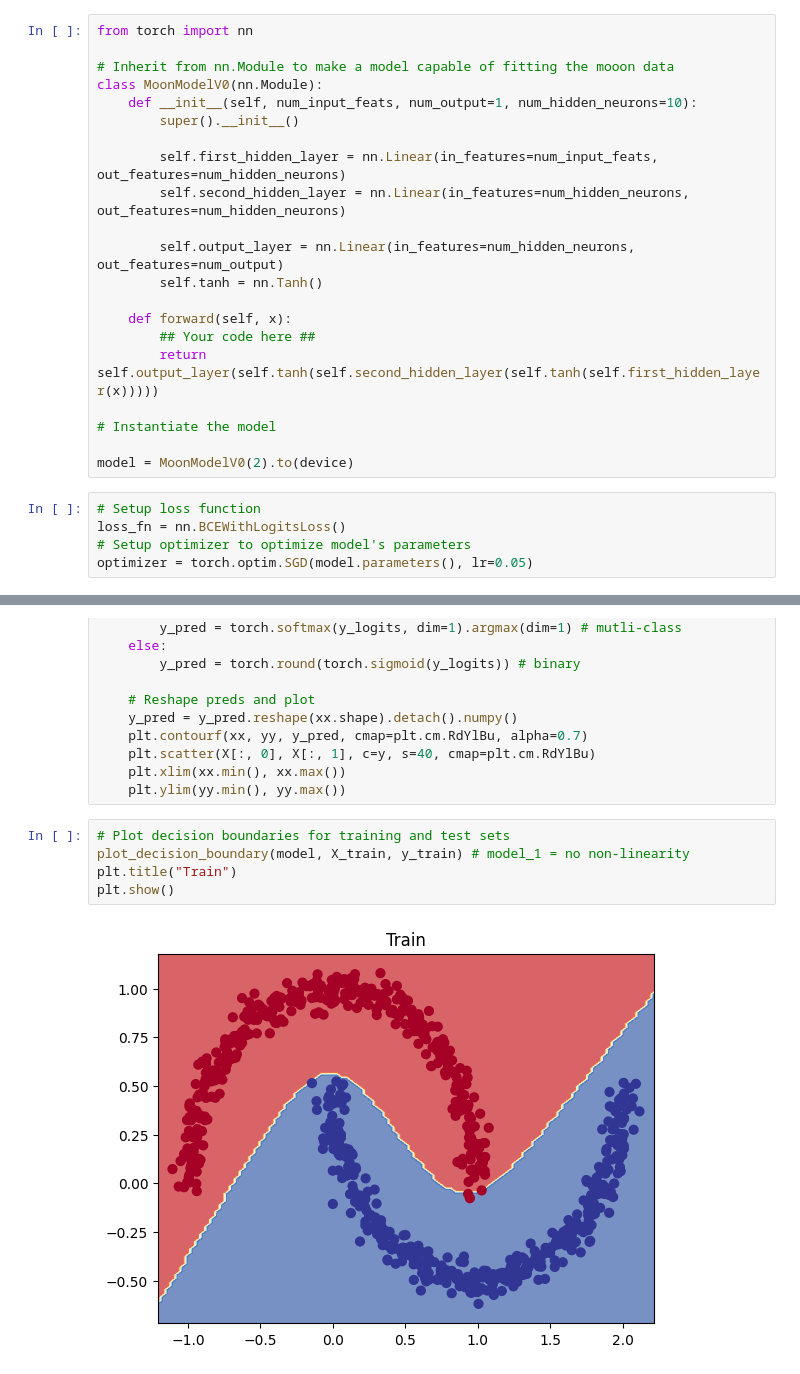
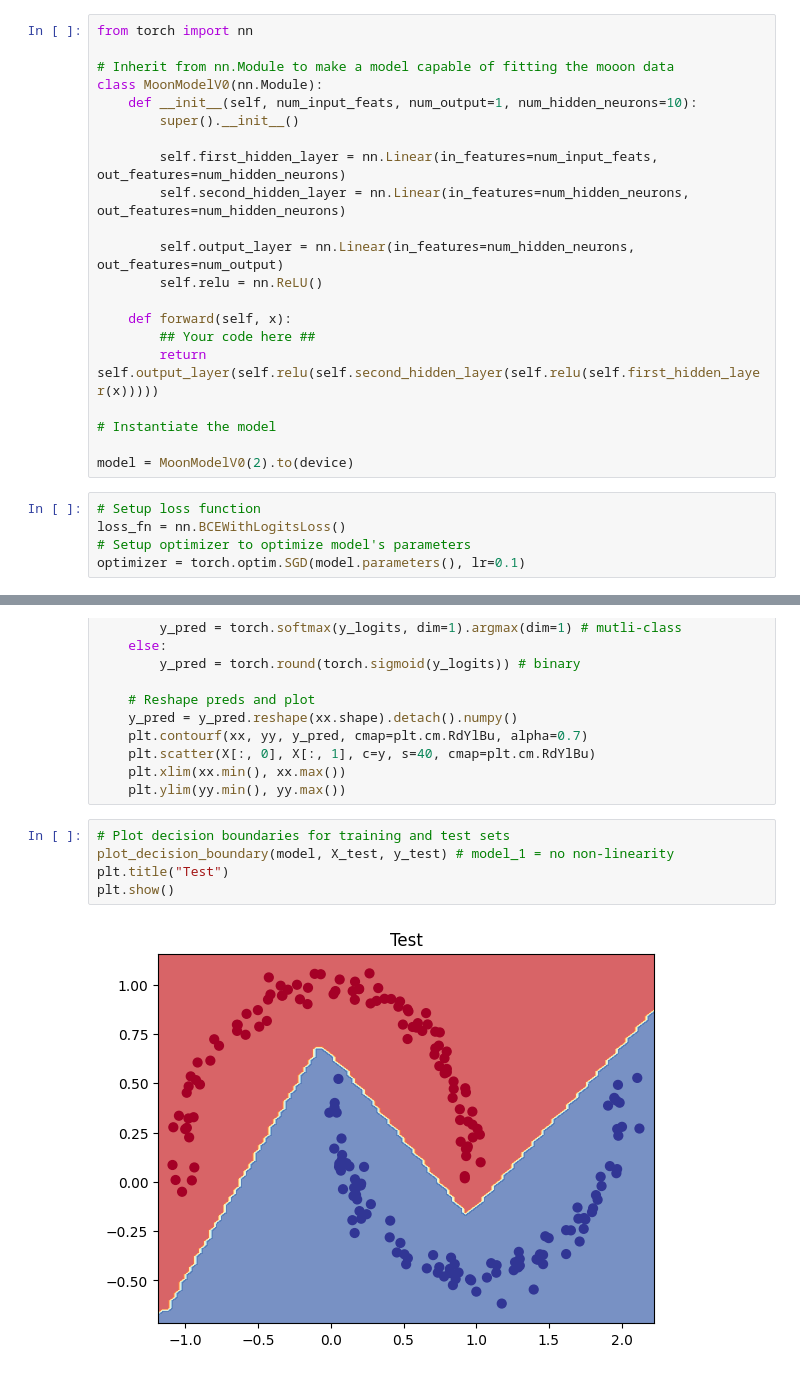
Before and after one commit to xthimylJ/daily-practice, a Jupyter notebook: pytorch_practice_exercise.ipynb, the cells around one changed output, grey strips where cells are left out. Cells and saved outputs as stored; diff of their text form.

```diff
--- a/pytorch_practice_exercise.ipynb
+++ b/pytorch_practice_exercise.ipynb
@@ -56,11 +56,11 @@ class MoonModelV0(nn.Module):
         self.second_hidden_layer = nn.Linear(in_features=num_hidden_neurons, out_features=num_hidden_neurons)
 
         self.output_layer = nn.Linear(in_features=num_hidden_neurons, out_features=num_output)
-        self.tanh = nn.Tanh()
+        self.relu = nn.ReLU()
 
     def forward(self, x):
         ## Your code here ##
-        return self.output_layer(self.tanh(self.second_hidden_layer(self.tanh(self.first_hidden_layer(x)))))
+        return self.output_layer(self.relu(self.second_hidden_layer(self.relu(self.first_hidden_layer(x)))))
 
 # Instantiate the model
 
@@ -69,7 +69,7 @@ model = MoonModelV0(2).to(device)
 # Setup loss function
 loss_fn = nn.BCEWithLogitsLoss()
 # Setup optimizer to optimize model's parameters
-optimizer = torch.optim.SGD(model.parameters(), lr=0.05)
+optimizer = torch.optim.SGD(model.parameters(), lr=0.1)
 # %%
 # Put all data on target device
 X_train, y_train = X_train.to(device), y_train.to(device)
@@ -191,8 +191,8 @@ def plot_decision_boundary(model, X, y):
     plt.ylim(yy.min(), yy.max())
 # %%
 # Plot decision boundaries for training and test sets
-plot_decision_boundary(model, X_train, y_train) # model_1 = no non-linearity
-plt.title("Train")
+plot_decision_boundary(model, X_test, y_test) # model_1 = no non-linearity
+plt.title("Test")
 plt.show()
 # %% [output]
-[figure, old version]
+[figure, new version]
```
Also changed, not shown: parts of 1 cell of this notebook.
